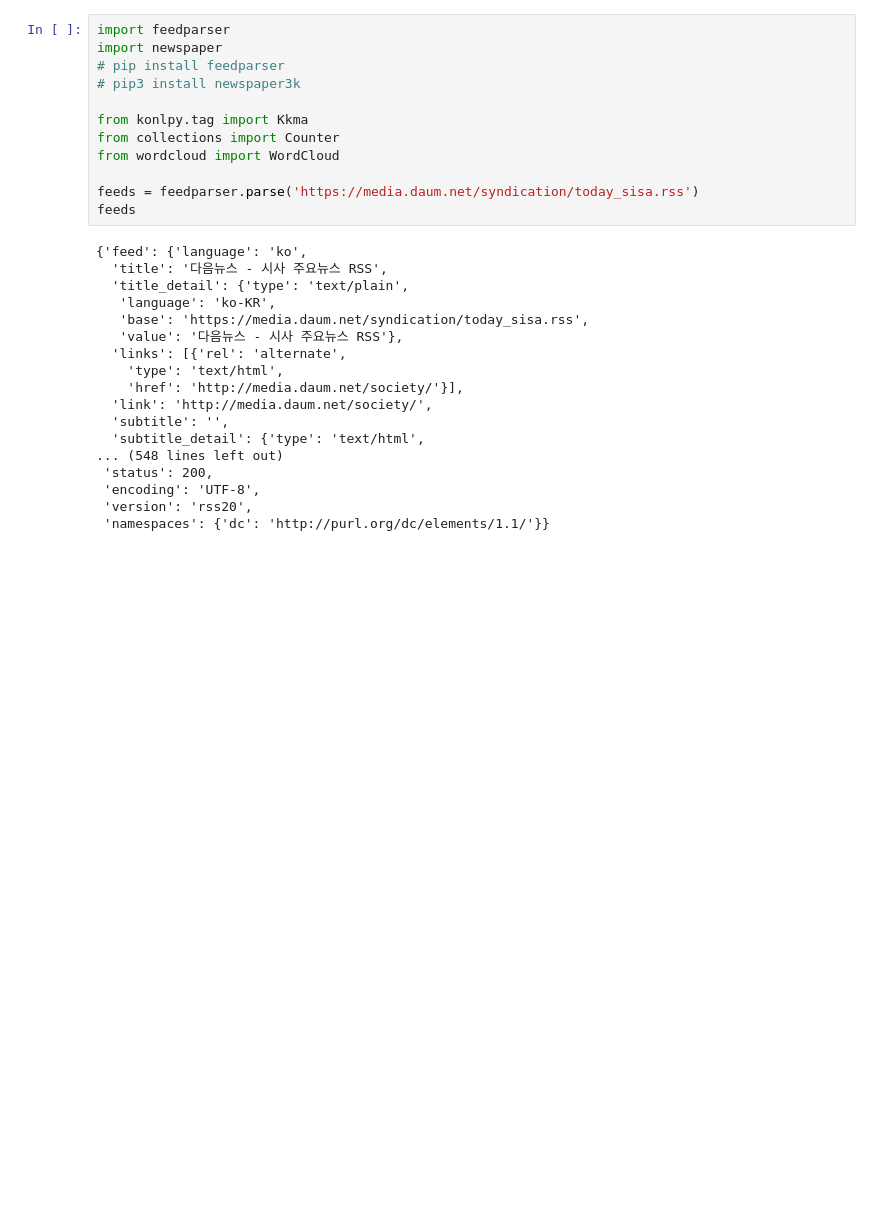
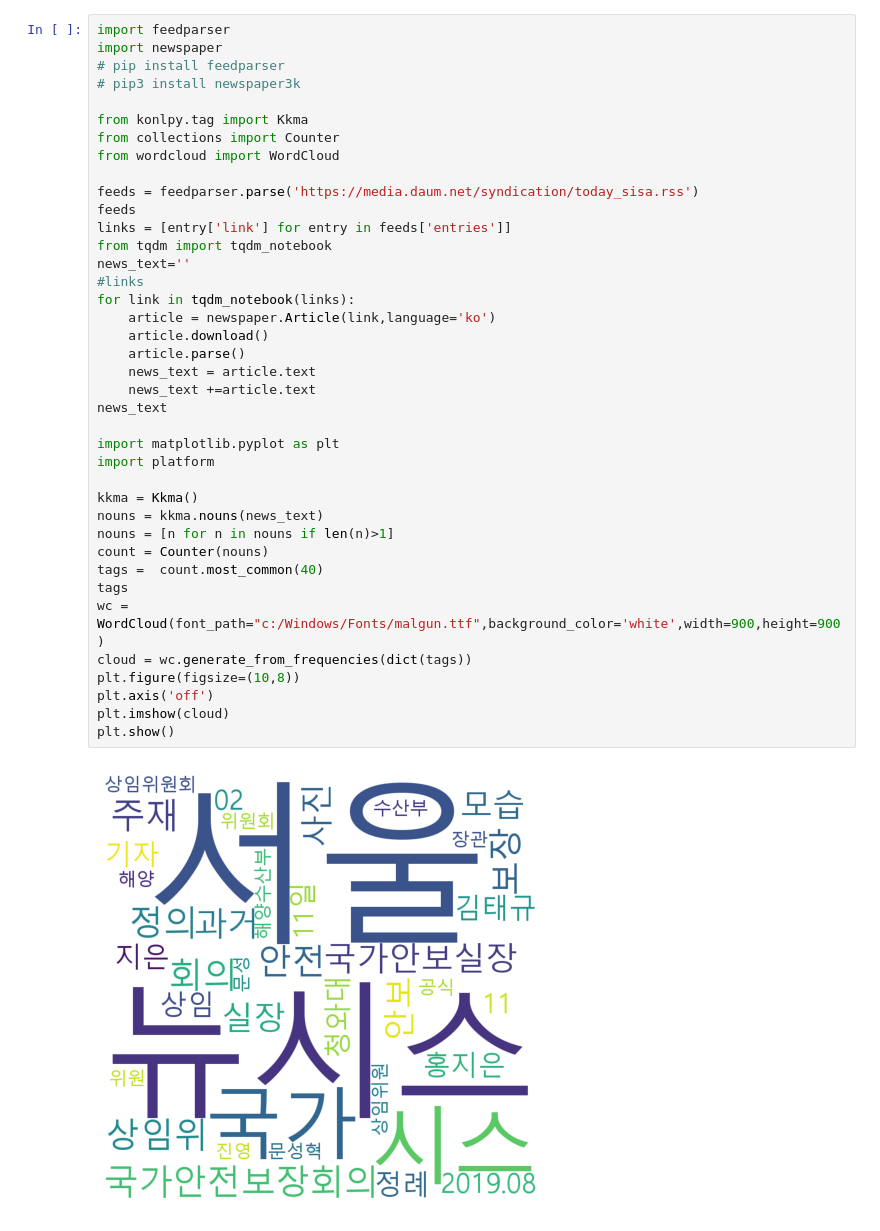
Before and after one commit to kwonbora1004/python, a Jupyter notebook: 20200611/test4.ipynb, the cells around one changed output. Cells and saved outputs as stored; diff of their text form; blank space fills up the shorter version.

```diff
--- a/20200611/test4.ipynb
+++ b/20200611/test4.ipynb
@@ -1,30 +1,41 @@
-# %%
-import feedparser
-import newspaper
-# pip install feedparser
-# pip3 install newspaper3k
-
-from konlpy.tag import Kkma
-from collections import Counter
-from wordcloud import WordCloud
-
-feeds = feedparser.parse('https://media.daum.net/syndication/today_sisa.rss')
-feeds
-# %% [output]
-{'feed': {'language': 'ko',
-  'title': '다음뉴스 - 시사 주요뉴스 RSS',
-  'title_detail': {'type': 'text/plain',
-   'language': 'ko-KR',
-   'base': 'https://media.daum.net/syndication/today_sisa.rss',
-   'value': '다음뉴스 - 시사 주요뉴스 RSS'},
-  'links': [{'rel': 'alternate',
-    'type': 'text/html',
-    'href': 'http://media.daum.net/society/'}],
-  'link': 'http://media.daum.net/society/',
-  'subtitle': '',
-  'subtitle_detail': {'type': 'text/html',
-... (548 lines left out)
- 'status': 200,
- 'encoding': 'UTF-8',
- 'version': 'rss20',
- 'namespaces': {'dc': 'http://purl.org/dc/elements/1.1/'}}
+# %%
+import feedparser
+import newspaper
+# pip install feedparser
+# pip3 install newspaper3k
+
+from konlpy.tag import Kkma
+from collections import Counter
+from wordcloud import WordCloud
+
+feeds = feedparser.parse('https://media.daum.net/syndication/today_sisa.rss')
+feeds
+links = [entry['link'] for entry in feeds['entries']]
+from tqdm import tqdm_notebook
+news_text=''
+#links
+for link in tqdm_notebook(links):
+    article = newspaper.Article(link,language='ko')
+    article.download()
+    article.parse()
+    news_text = article.text
+    news_text +=article.text
+news_text
+
+import matplotlib.pyplot as plt
+import platform
+
+kkma = Kkma()
+nouns = kkma.nouns(news_text)
+nouns = [n for n in nouns if len(n)>1]
+count = Counter(nouns)
+tags =  count.most_common(40)
+tags
+wc = WordCloud(font_path="c:/Windows/Fonts/malgun.ttf",background_color='white',width=900,height=900)
+cloud = wc.generate_from_frequencies(dict(tags))
+plt.figure(figsize=(10,8))
+plt.axis('off')
+plt.imshow(cloud)
+plt.show()
+# %% [output]
+[figure, added]
```
Also changed, not shown: 13 other files.
